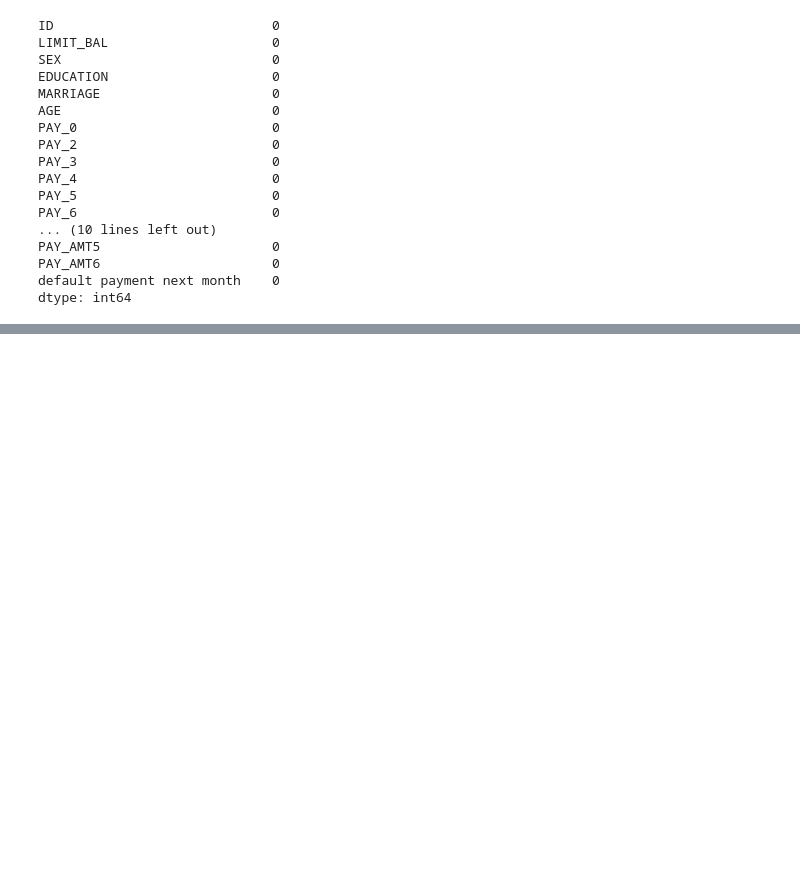
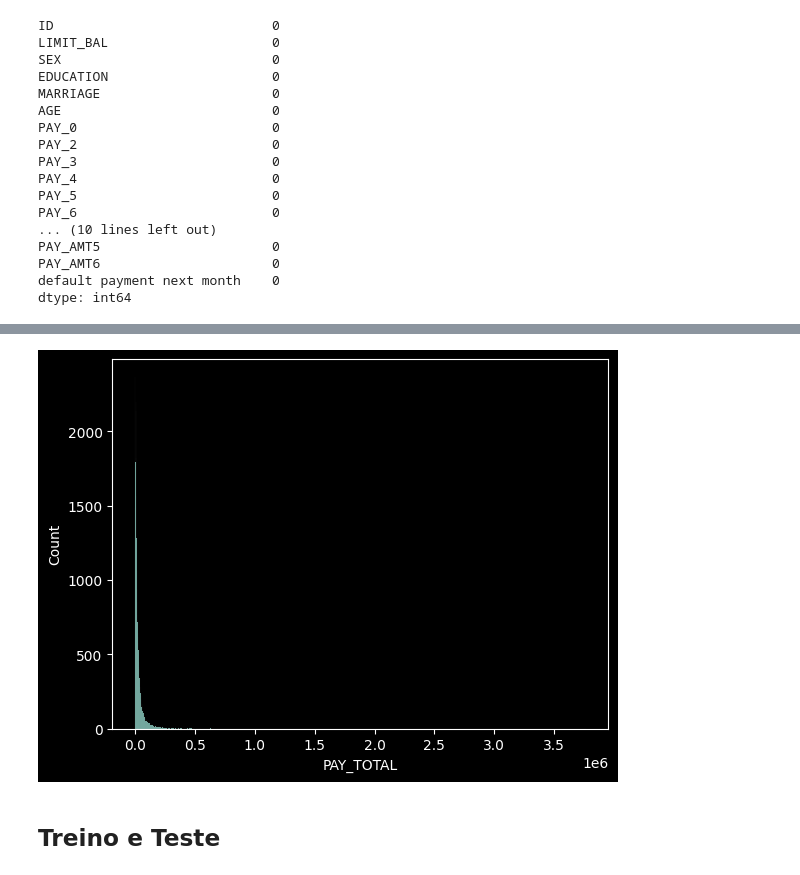
Before and after one commit to Joao-Inacio/Machine_Learning_com_AWS_SageMaker, a Jupyter notebook: Exercicios/xgboost_credit_card.ipynb, the cells around one changed output, grey strips where cells are left out. Cells and saved outputs as stored; diff of their text form; code cells hidden in the pictures; blank space fills up the shorter version.

```diff
--- a/Exercicios/xgboost_credit_card.ipynb
+++ b/Exercicios/xgboost_credit_card.ipynb
@@ -101,0 +165,6 @@ dtype: int64
+# %%
+sns.histplot(new_df['PAY_TOTAL']);
+# %% [output]
+[figure, added]
+# %% [markdown]
+## Treino e Teste
```
Also changed, not shown: parts of 26 cells of this notebook.
